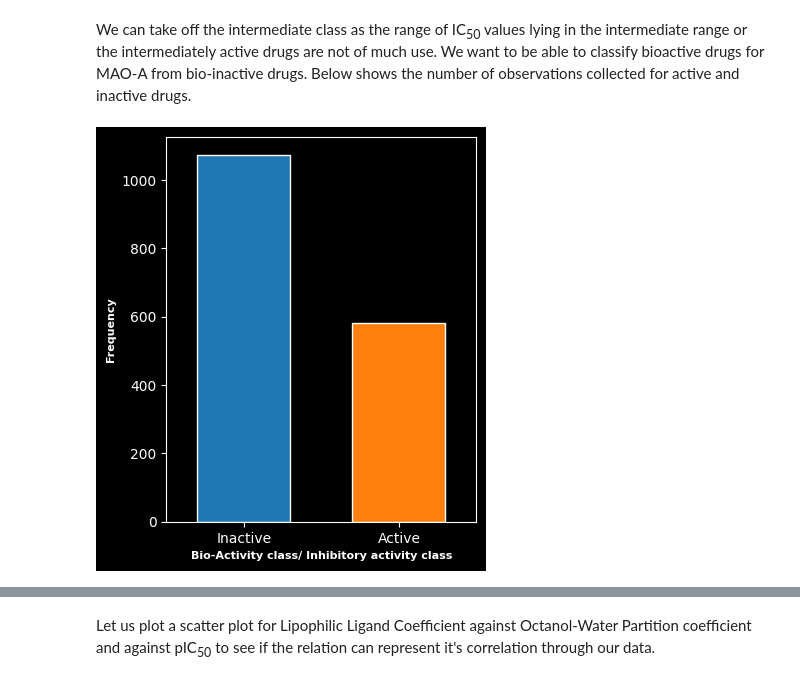
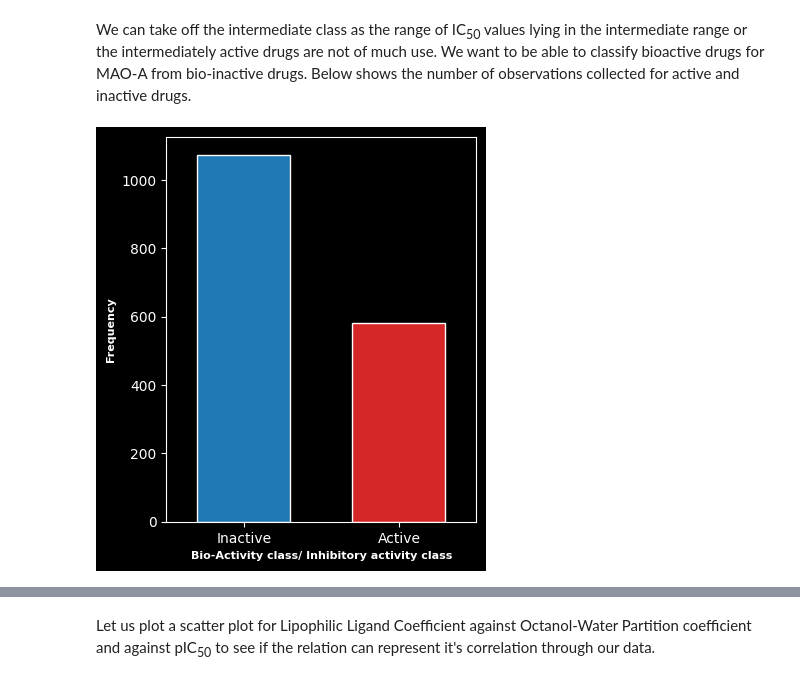
Before and after one commit to Diacod-I/BourneToKill, a Jupyter notebook: BioInfo.ipynb, the cells around one changed output, grey strips where cells are left out. Drawn from its saved outputs; the diff is of its cells as text; code cells hidden in the pictures.

```diff
--- a/BioInfo.ipynb
+++ b/BioInfo.ipynb
@@ -808,10 +821,10 @@ binary.head()
 We can take off the intermediate class as the range of IC<sub>50</sub> values lying in the intermediate range or the intermediately active drugs are not of much use. We want to be able to classify bioactive drugs for MAO-A from bio-inactive drugs. Below shows the number of observations collected for active and inactive drugs.
 # %%
 plt.figure(figsize=(4,5))
-sns.countplot(x='Inhib_class',data=binary,width=0.6,saturation=5,edgecolor='white',palette=['tab:blue','tab:orange'])
+sns.countplot(x='Inhib_class',data=binary,width=0.6,saturation=5,edgecolor='white',palette=['tab:blue','tab:red'])
 plt.xlabel('Bio-Activity class/ Inhibitory activity class',fontsize=8,fontweight='bold')
 plt.ylabel('Frequency',fontsize=8,fontweight='bold')
 plt.tick_params(labelsize=10)
 plt.show()
 # %% [output]
-[figure, old version]
+[figure, new version]
```
Also changed, not shown: parts of 11 cells of this notebook.
